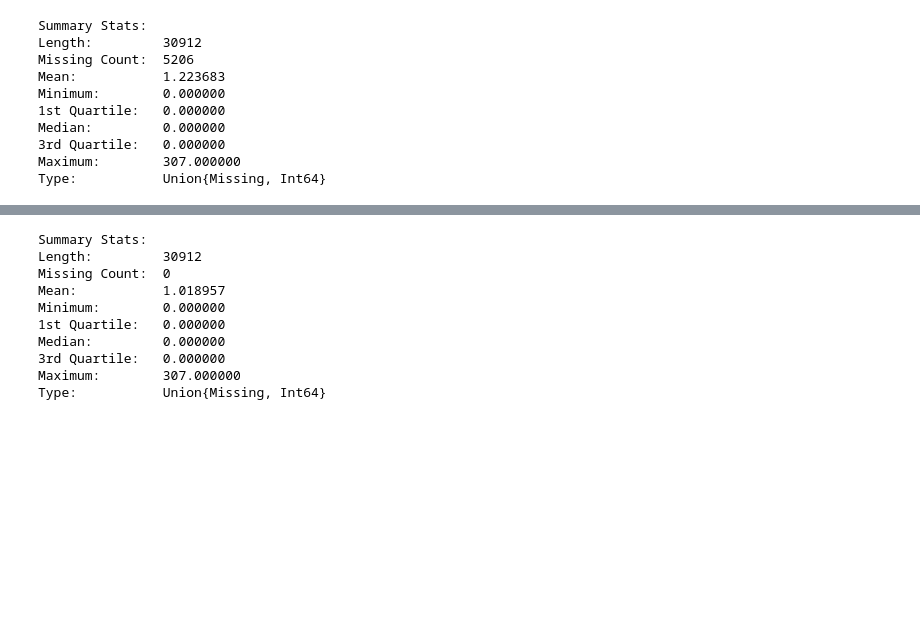
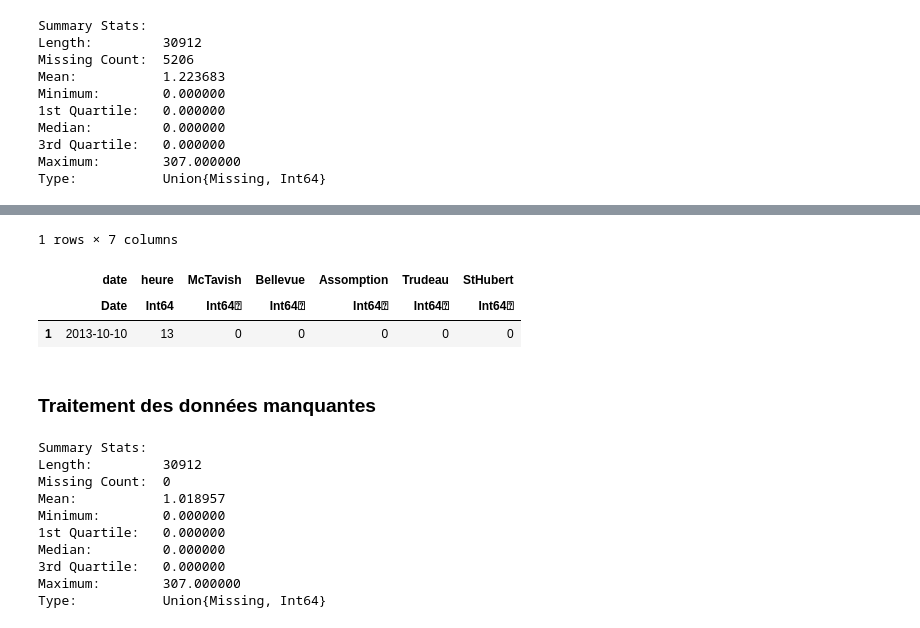
Before and after one commit to JeyzerMC/MTH3302-Project, a Jupyter notebook: Isolation_des_Ouvrages_Data.ipynb, the cells around one changed output, grey strips where cells are left out. Cells and saved outputs as stored; diff of their text form; code cells hidden in the pictures; blank space fills up the shorter version.

```diff
--- a/Isolation_des_Ouvrages_Data.ipynb
+++ b/Isolation_des_Ouvrages_Data.ipynb
@@ -111,0 +125,9 @@ Type:           Union{Missing, Int64}
+# %%
+precipitations[idx_outliers, :McTavish] .= 0;
+precipitations[idx_outliers, :StHubert] .= 0;
+precipitations[idx_outliers, :]
+# %% [output]
+1 rows × 7 columns
+|  | date | heure | McTavish | Bellevue | Assomption | Trudeau | StHubert |
+|  | Date | Int64 | Int64⍰ | Int64⍰ | Int64⍰ | Int64⍰ | Int64⍰ |
+| 1 | 2013-10-10 | 13 | 0 | 0 | 0 | 0 | 0 |
@@ -112,3 +142,5 @@ Type:           Union{Missing, Int64}
+# %% [markdown]
+### Traitement des données manquantes
 # %%
 precipitation_by_day = by(precipitations, :date,
                             McTavish = :McTavish=>mean_wo_missing,
```
Also changed, not shown: parts of 20 cells of this notebook, 12 other files.
